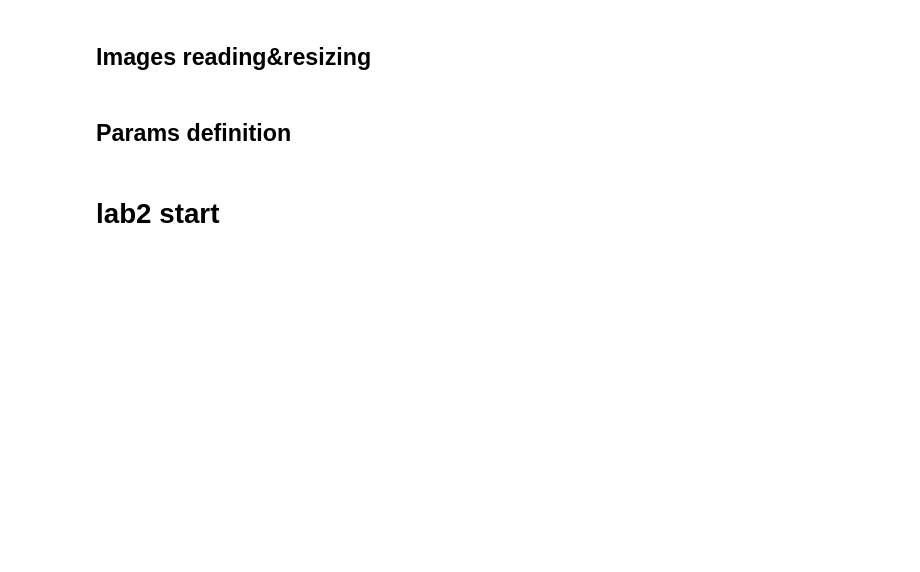
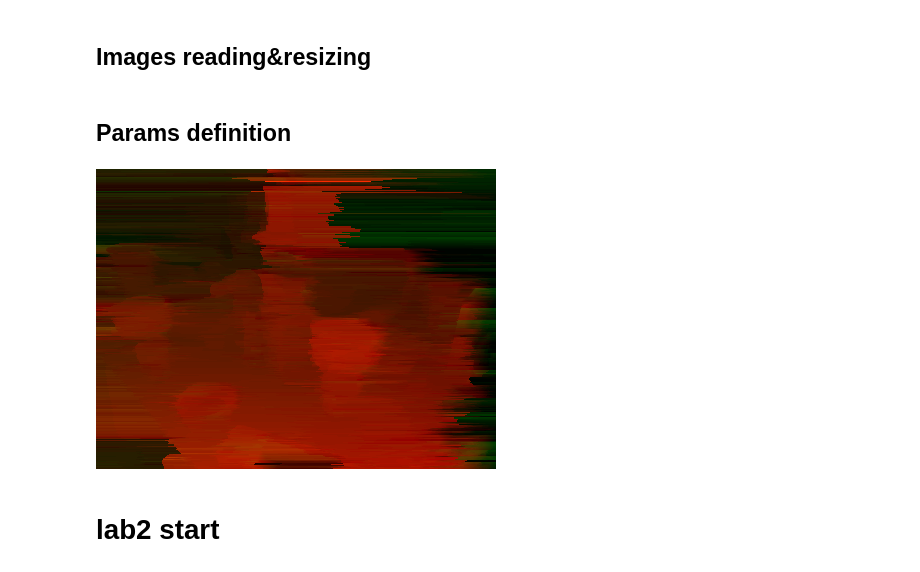
Before and after one commit to ArcaneStudent/stereolabs, a Jupyter notebook: lab2/lab2.ipynb, the cells around one changed output. Saved outputs shown, nothing was run; the diff lists cells and outputs as text; code cells hidden in the pictures; blank space fills up the shorter version.

```diff
--- a/lab2/lab2.ipynb
+++ b/lab2/lab2.ipynb
@@ -33,8 +33,10 @@ from scipy import ndimage
 # %%
 #k = np.ones((3,3))/9
 #img_shift2[:,:,0] = ndimage.convolve(img_shift2[:,:,0], k, mode='reflect')
 #img_shift2[:,:,1] = ndimage.convolve(img_shift2[:,:,1], k, mode='reflect')
-#Image.fromarray((255.9*img_shift2/img_shift2.max()).astype(np.uint8))
+Image.fromarray((255.9*img_shift2/img_shift2.max()).astype(np.uint8))
+# %% [output]
+[figure, added]
 # %% [markdown]
 # lab2 start
 # %% [markdown]
```
Also changed, not shown: parts of 17 cells of this notebook, 10 other files.
